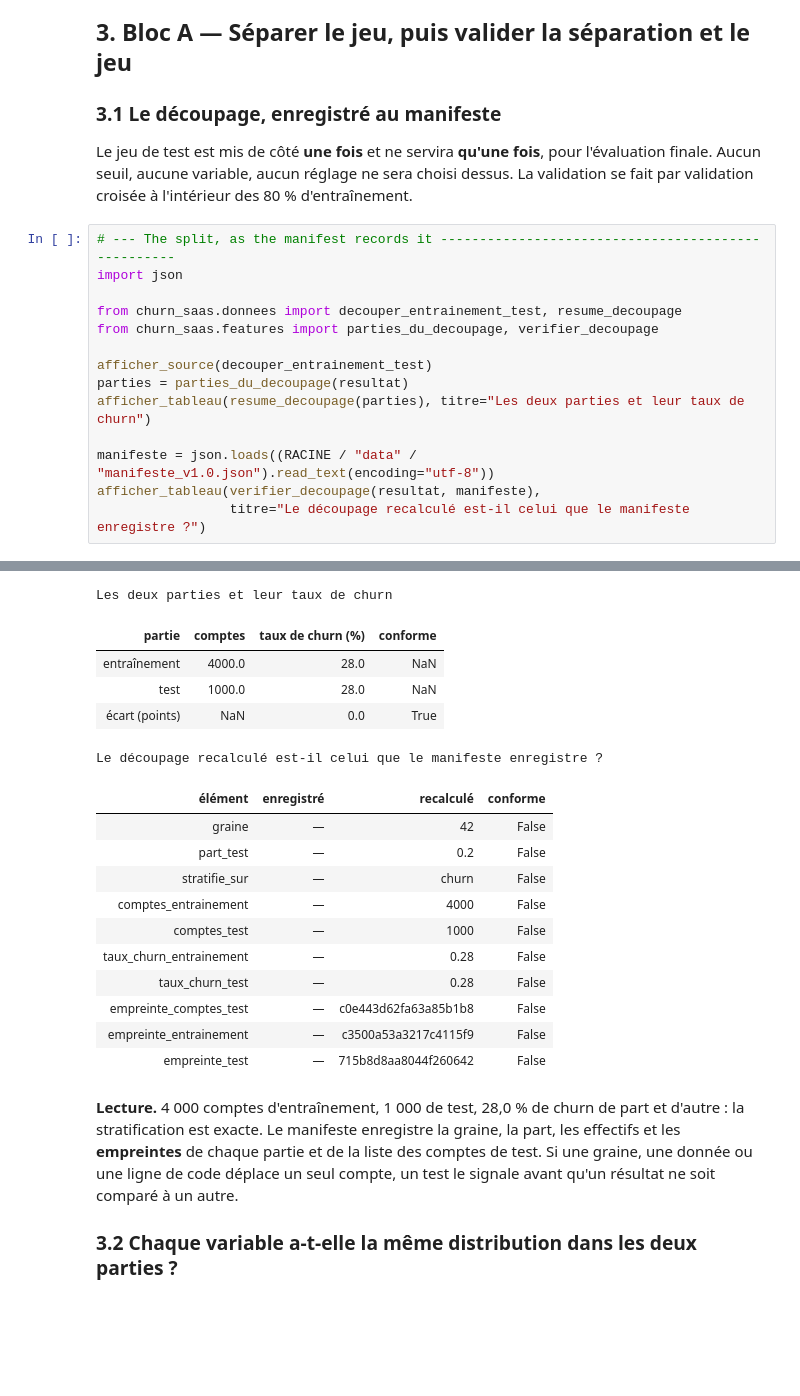
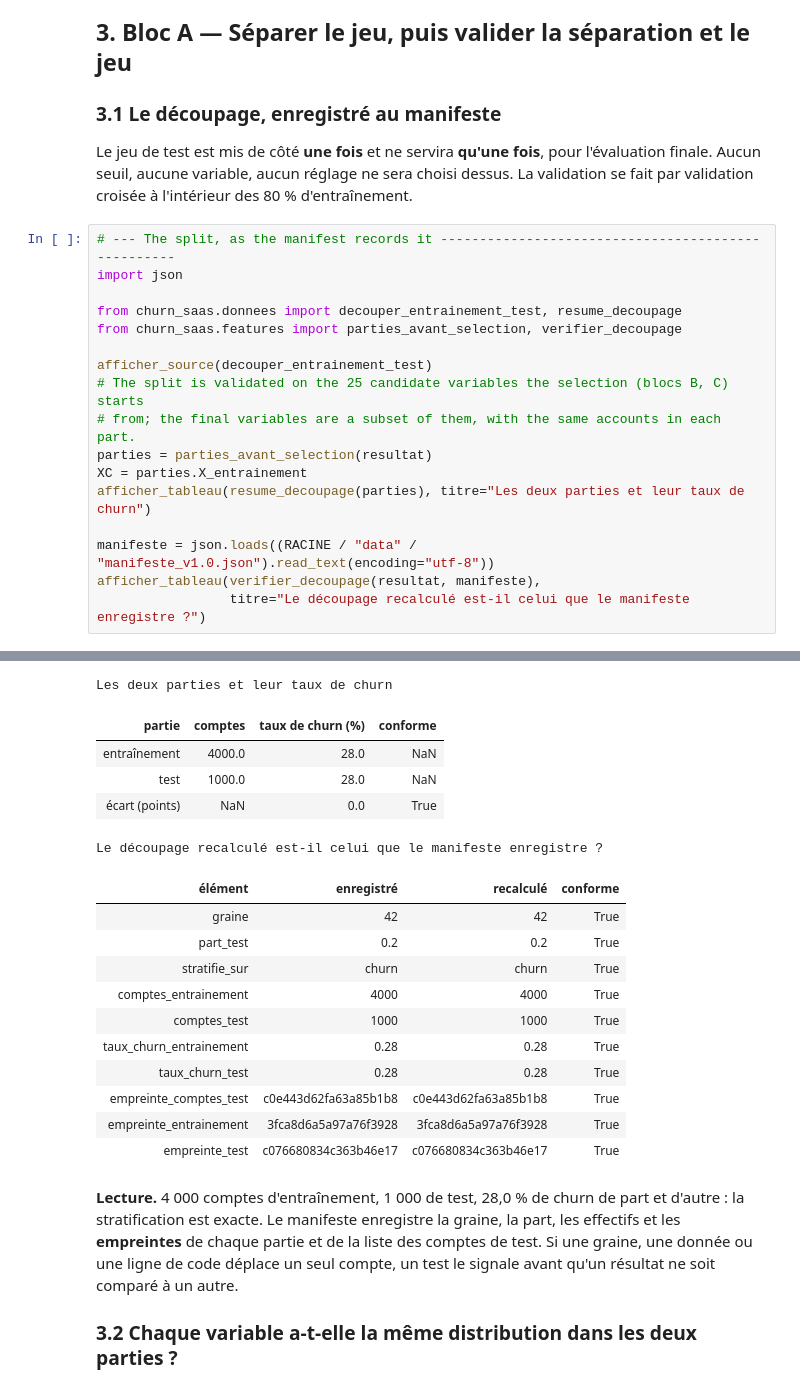
Before and after one commit to air-jaja/ai4me, a Jupyter notebook: notebooks/05_feature_engineering.ipynb, the cells around one changed output, grey strips where cells are left out. Cells and saved outputs as stored; diff of their text form; blank space fills up the shorter version.

````diff
--- a/notebooks/05_feature_engineering.ipynb
+++ b/notebooks/05_feature_engineering.ipynb
@@ -244,51 +245,54 @@ seuil, aucune variable, aucun réglage ne sera choisi dessus. La validation se f
 import json
 
 from churn_saas.donnees import decouper_entrainement_test, resume_decoupage
-from churn_saas.features import parties_du_decoupage, verifier_decoupage
+from churn_saas.features import parties_avant_selection, verifier_decoupage
 
 afficher_source(decouper_entrainement_test)
-parties = parties_du_decoupage(resultat)
+# The split is validated on the 25 candidate variables the selection (blocs B, C) starts
+# from; the final variables are a subset of them, with the same accounts in each part.
+parties = parties_avant_selection(resultat)
+XC = parties.X_entrainement
 afficher_tableau(resume_decoupage(parties), titre="Les deux parties et leur taux de churn")
 
 manifeste = json.loads((RACINE / "data" / "manifeste_v1.0.json").read_text(encoding="utf-8"))
 afficher_tableau(verifier_decoupage(resultat, manifeste),
                  titre="Le découpage recalculé est-il celui que le manifeste enregistre ?")
 # %% [output]
 **Source — `churn_saas.donnees.gold.decouper_entrainement_test`**
 
 ```python
 def decouper_entrainement_test(
     X: pd.DataFrame, y: pd.Series, part_test: float = PART_TEST, graine: int = GRAINE
 ) -> Decoupage:
     """Stratified split: the test part is set aside once and used once (arbitrage 1).
 
     Stratified on the target so both parts keep the 28 % churn rate; seeded so the very
     same accounts land in the test part on every machine. Validation happens inside the
     training part, by cross-validation - there is no fixed validation set (choix § 7 bis).
     """
     X_a, X_t, y_a, y_t = train_test_split(
         X, y, test_size=part_test, stratify=y, random_state=graine
     )
     return Decoupage(X_a, X_t, y_a, y_t, part_test, graine)
 
 ```
 Les deux parties et leur taux de churn
 | partie | comptes | taux de churn (%) | conforme |
 | entraînement | 4000.0 | 28.0 | NaN |
 | test | 1000.0 | 28.0 | NaN |
 | écart (points) | NaN | 0.0 | True |
 Le découpage recalculé est-il celui que le manifeste enregistre ?
 | élément | enregistré | recalculé | conforme |
-| graine | — | 42 | False |
-| part_test | — | 0.2 | False |
-| stratifie_sur | — | churn | False |
-| comptes_entrainement | — | 4000 | False |
-| comptes_test | — | 1000 | False |
-| taux_churn_entrainement | — | 0.28 | False |
-| taux_churn_test | — | 0.28 | False |
-| empreinte_comptes_test | — | c0e443d62fa63a85b1b8 | False |
-| empreinte_entrainement | — | c3500a53a3217c4115f9 | False |
-| empreinte_test | — | 715b8d8aa8044f260642 | False |
+| graine | 42 | 42 | True |
+| part_test | 0.2 | 0.2 | True |
+| stratifie_sur | churn | churn | True |
+| comptes_entrainement | 4000 | 4000 | True |
+| comptes_test | 1000 | 1000 | True |
+| taux_churn_entrainement | 0.28 | 0.28 | True |
+| taux_churn_test | 0.28 | 0.28 | True |
+| empreinte_comptes_test | c0e443d62fa63a85b1b8 | c0e443d62fa63a85b1b8 | True |
+| empreinte_entrainement | 3fca8d6a5a97a76f3928 | 3fca8d6a5a97a76f3928 | True |
+| empreinte_test | c076680834c363b46e17 | c076680834c363b46e17 | True |
 # %% [markdown]
 **Lecture.** 4 000 comptes d'entraînement, 1 000 de test, 28,0 % de churn de part et d'autre : la
 stratification est exacte. Le manifeste enregistre la graine, la part, les effectifs et les **empreintes** de
````
Also changed, not shown: parts of 22 cells of this notebook, 35 other files.
